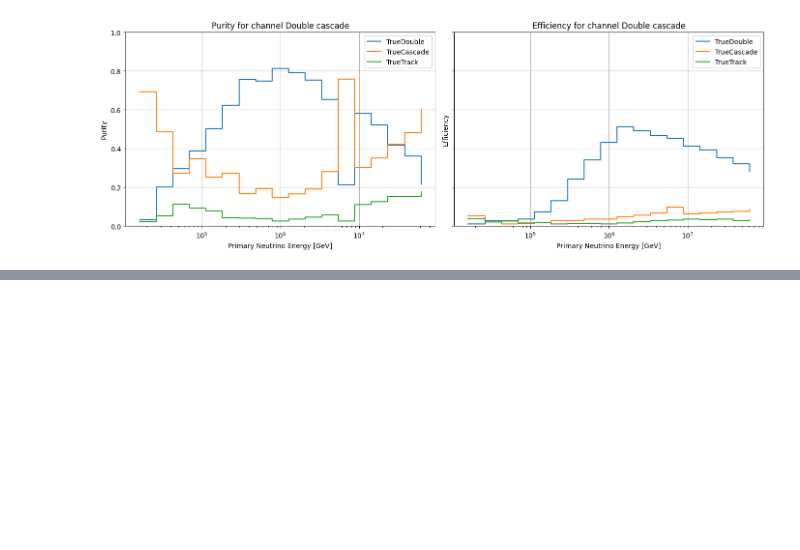
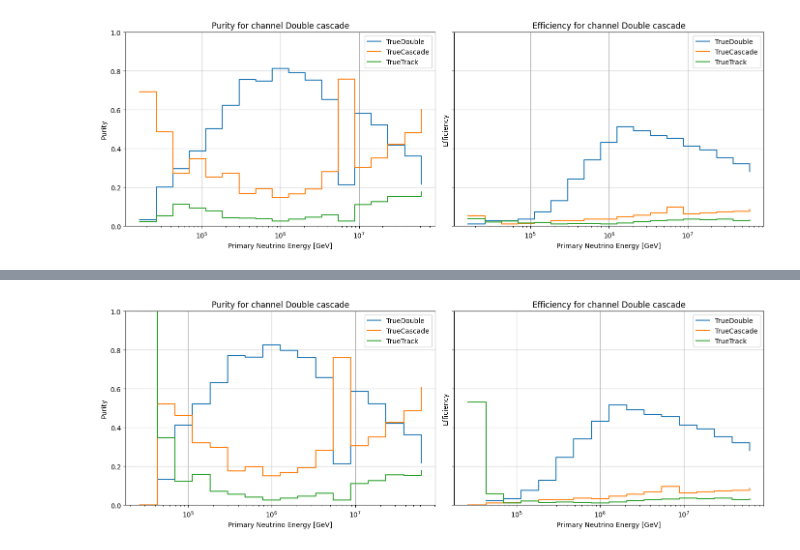
Before and after one commit to icecube/reco_processing, a Jupyter notebook: notebooks/compare_spice_ftp/purity_efficiency_plots.ipynb, the cells around one changed output, grey strips where cells are left out. Drawn from its saved outputs; the diff is of its cells as text; code cells hidden in the pictures; blank space fills up the shorter version.

```diff
--- a/notebooks/compare_spice_ftp/purity_efficiency_plots.ipynb
+++ b/notebooks/compare_spice_ftp/purity_efficiency_plots.ipynb
@@ -509,3 +512,95 @@ conv 23.039110080031932
 prompt 6.928670957804474
 total 142.05639100725452
 [figure]
+# %%
+def purity_efficiency_trueclass_neha_plot(simulation_dataset_name, channel, classification_var="FinalTopology", energy_cut_threshold=None):
+
+    simulation_dataset = simulation_datasets[simulation_dataset_name]
+
+    fig, (ax1, ax2) = plt.subplots(1, 2, figsize=(14, 5), sharey=True)
+    bins = np.geomspace(1e4, 1e8, 20)
+
+    hists = {}
+    hists_total = {}
+
+    flavor = "NuAll"
+
+    # Loop over true mc interaction classes
+    for MCInteractionEventclass_name,MCInteractionEventclass_int in zip(['TrueCascade', 'TrueDouble', 'TrueTrack'],[1,2,3]):
+        classification = simulation_dataset[flavor]["weighter"].get_column(classification_var, "value")
+        MCInteractionEventclass = simulation_dataset[flavor]["weighter"].get_column("MCInteractionEventclass", "value")
+        PrimaryNeutrinoEnergy = simulation_dataset[flavor]["weighter"].get_column("I3MCWeightDict", "PrimaryNeutrinoEnergy")
+        RecoETot = simulation_dataset[flavor]["weighter"].get_column("RecoETot", "value")
+
+        ConventionalAtmosphericPassingFractions = simulation_dataset[flavor]["weighter"].get_column("ConventionalAtmosphericPassingFractions", "value")
+        PromptAtmosphericPassingFractions = simulation_dataset[flavor]["weighter"].get_column("PromptAtmosphericPassingFractions", "value")
+        weights = simulation_dataset[flavor]["weighter"].get_weights(AstroFluxModel) * livetime_s + \
+                  simulation_dataset[flavor]["weighter"].get_weights(generator_conv) * livetime_s * ConventionalAtmosphericPassingFractions + \
+                  simulation_dataset[flavor]["weighter"].get_weights(generator_pr) * livetime_s * PromptAtmosphericPassingFractions
+
+        mask = np.ones_like(RecoETot, dtype=bool)
+        mask &= (MCInteractionEventclass == MCInteractionEventclass_int)
+        if energy_cut_threshold:
+            mask &= RecoETot > energy_cut_threshold
+
+        hists_total[MCInteractionEventclass_name], _ = np.histogram(PrimaryNeutrinoEnergy[mask], weights=weights[mask], bins=bins)
+        hists[MCInteractionEventclass_name], _ = np.histogram(PrimaryNeutrinoEnergy[mask & (classification == channel)], weights=weights[mask & (classification == channel)], bins=bins)
+
+    # total histograms for denominator
+    hists_total["total"] = sum(hists_total.values())
+    hists["total"] = sum(hists.values())
+
+    # Calculate purity and efficiency
+    purity = {comp: hists[comp] / hists["total"] for comp in hists if comp != "total"}
+    efficiency = {comp: hists[comp] / hists_total[comp] for comp in hists if comp != "total"}
+
+    # Purity plot
+    for MCInteractionEventclass_name in MCInteractionEventclass_names:
+        ax1.step(bins[:-1], purity[MCInteractionEventclass_name], where='post', label=MCInteractionEventclass_name)
+    ax1.set_xscale('log')
+    ax1.set_ylabel('Purity')
+    ax1.set_xlabel('Primary Neutrino Energy [GeV]')
+    ax1.set_title(f'Purity for channel {channels[channel]}')
+    ax1.legend()
+    ax1.set_ylim(0, 1)  # <-- Fix y-axis
+    ax1.grid(True)
+
+    # Efficiency plot
+    for MCInteractionEventclass_name in MCInteractionEventclass_names:
+        ax2.step(bins[:-1], efficiency[MCInteractionEventclass_name], where='post', label=MCInteractionEventclass_name)
+    ax2.set_xscale('log')
+    ax2.set_ylabel('Efficiency')
+    ax2.set_xlabel('Primary Neutrino Energy [GeV]')
+    ax2.set_title(f'Efficiency for channel {channels[channel]}')
+    ax2.legend()
+    ax2.set_ylim(0, 1)  # <-- Fix y-axis
+    ax2.grid(True)
+
+    plt.tight_layout()
+    plt.savefig(f"{plotting_path}/purity_efficiency_flavor_{simulation_dataset_name}_classification-{classification_var}_channel-{channel}_energycut-{energy_cut_threshold}.pdf")
+
+    print(20*"-", "channel", channel, "classification_var", classification_var, "energy_cut_threshold",energy_cut_threshold)
+    for comp in hists:
+        print(comp, sum(hists[comp]))
+    print(10*"-")
+    for comp in hists:
+        print(comp, sum(hists_total[comp]))
+
+    plt.show()
+
+# for simulation_dataset_name in simulation_datasets:
+#     for channel in channels:
+#         for classification_var in classification_vars:
+#             for energy_cut_threshold in [None, 60e3]:
+#                 purity_efficiency_trueclass_plot( simulation_dataset_name=simulation_dataset_name, channel=channel, classification_var=classification_var, energy_cut_threshold= energy_cut_threshold )
+
+# purity_efficiency_trueclass_neha_plot( "spice_tau_reco", 2, "FinalTopology", None )
+# purity_efficiency_trueclass_neha_plot( "spice_tau_reco", 2, "FinalEventClass", None )
+purity_efficiency_trueclass_neha_plot( "spice_tau_reco", 2, "FinalTopology", 60e3 )
+purity_efficiency_trueclass_neha_plot( "spice_tau_reco", 2, "FinalEventClass", 60e3 )
+
+# purity_efficiency_trueclass_neha_plot( "spice_tau_reco", 2, "FinalTopology", None )
+# purity_efficiency_trueclass_neha_plot( "spice_tau_reco", 2, "FinalEventClass", None )
+purity_efficiency_trueclass_neha_plot( "evtgen_v4_rec_v9", 2, "FinalTopology", 60e3 )
+purity_efficiency_trueclass_neha_plot( "evtgen_v4_rec_v9", 2, "FinalEventClass", 60e3 )
+# %% [output]
@@ -511,0 +617 @@ total 142.05639100725452
+[figure, added]
```
Also changed, not shown: parts of 5 cells of this notebook, 11 other files.
